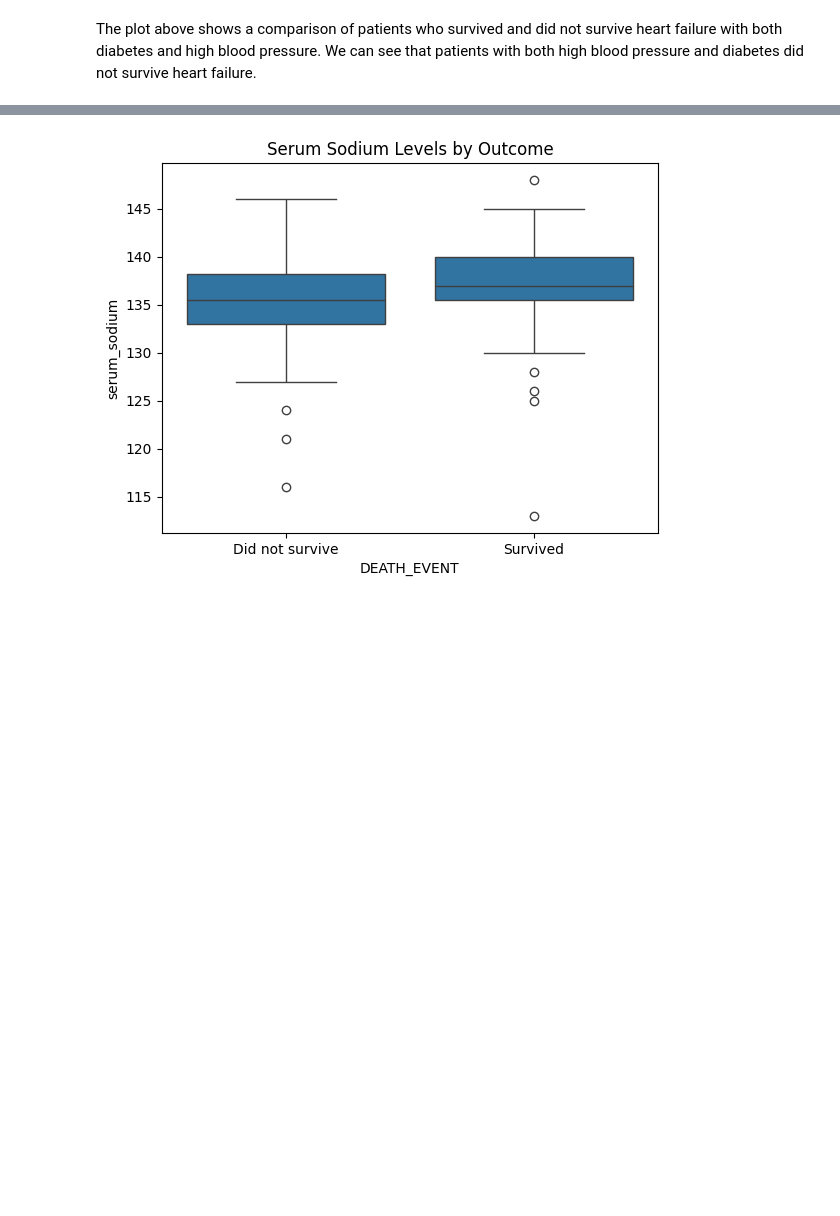
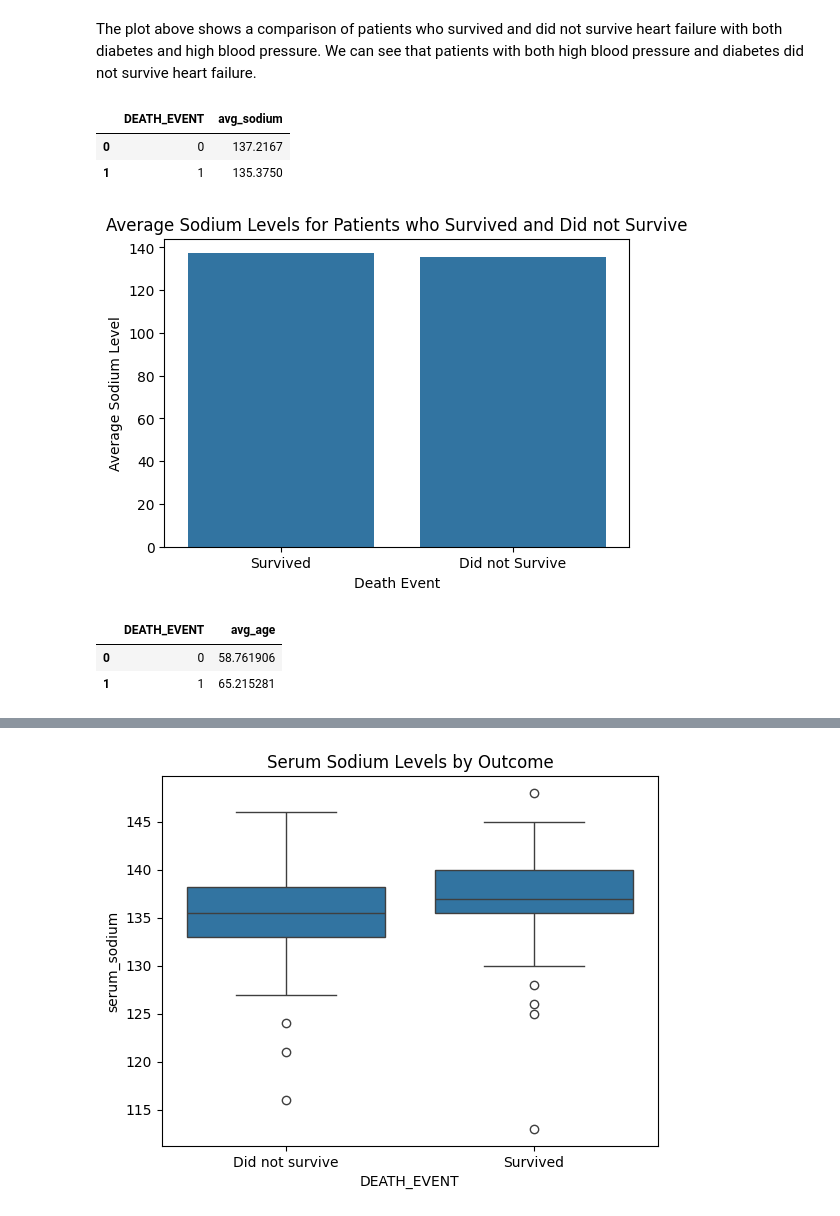
Before and after one commit to sophiaajensen/ADS507-TeamProject, a Jupyter notebook: team3notebook.ipynb, the cells around one changed output, grey strips where cells are left out. Drawn from its saved outputs; the diff is of its cells as text; code cells hidden in the pictures; blank space fills up the shorter version.

```diff
--- a/team3notebook.ipynb
+++ b/team3notebook.ipynb
@@ -124,2 +185,39 @@ plt.show()
 # %% [markdown]
 The plot above shows a comparison of patients who survived and did not survive heart failure with both diabetes and high blood pressure. We can see that patients with both high blood pressure and diabetes did not survive heart failure.
+# %%
+# Query sodium levels for patients who survived and did not survive
+sodium_query = """SELECT DEATH_EVENT, AVG(serum_sodium) AS avg_sodium
+                  FROM heart_failure
+                  GROUP BY DEATH_EVENT
+                  ORDER BY DEATH_EVENT;"""
+
+sodium_query_result = pd.read_sql(sodium_query, conn)
+sodium_query_result
+# %% [output]
+|  | DEATH_EVENT | avg_sodium |
+| 0 | 0 | 137.2167 |
+| 1 | 1 | 135.3750 |
+# %%
+# visualize the average sodium levels for patients who survived and did not survive
+plt.figure(figsize=(6,4))
+sns.barplot(x='DEATH_EVENT', y='avg_sodium', data=sodium_query_result)
+plt.title("Average Sodium Levels for Patients who Survived and Did not Survive")
+plt.xticks(ticks=[0, 1], labels=["Survived", "Did not Survive"])
+plt.xlabel("Death Event")
+plt.ylabel("Average Sodium Level")
+plt.show()
+# %% [output]
+[figure, added]
+# %%
+# Query the average age of patients who survived and did not survive
+age_query = """SELECT DEATH_EVENT, AVG(age) AS avg_age
+               FROM heart_failure
+               GROUP BY DEATH_EVENT
+               ORDER BY DEATH_EVENT;"""
+
+age_query_result = pd.read_sql(age_query, conn)
+age_query_result
+# %% [output]
+|  | DEATH_EVENT | avg_age |
+| 0 | 0 | 58.761906 |
+| 1 | 1 | 65.215281 |
```
Also changed, not shown: parts of 24 cells of this notebook.
